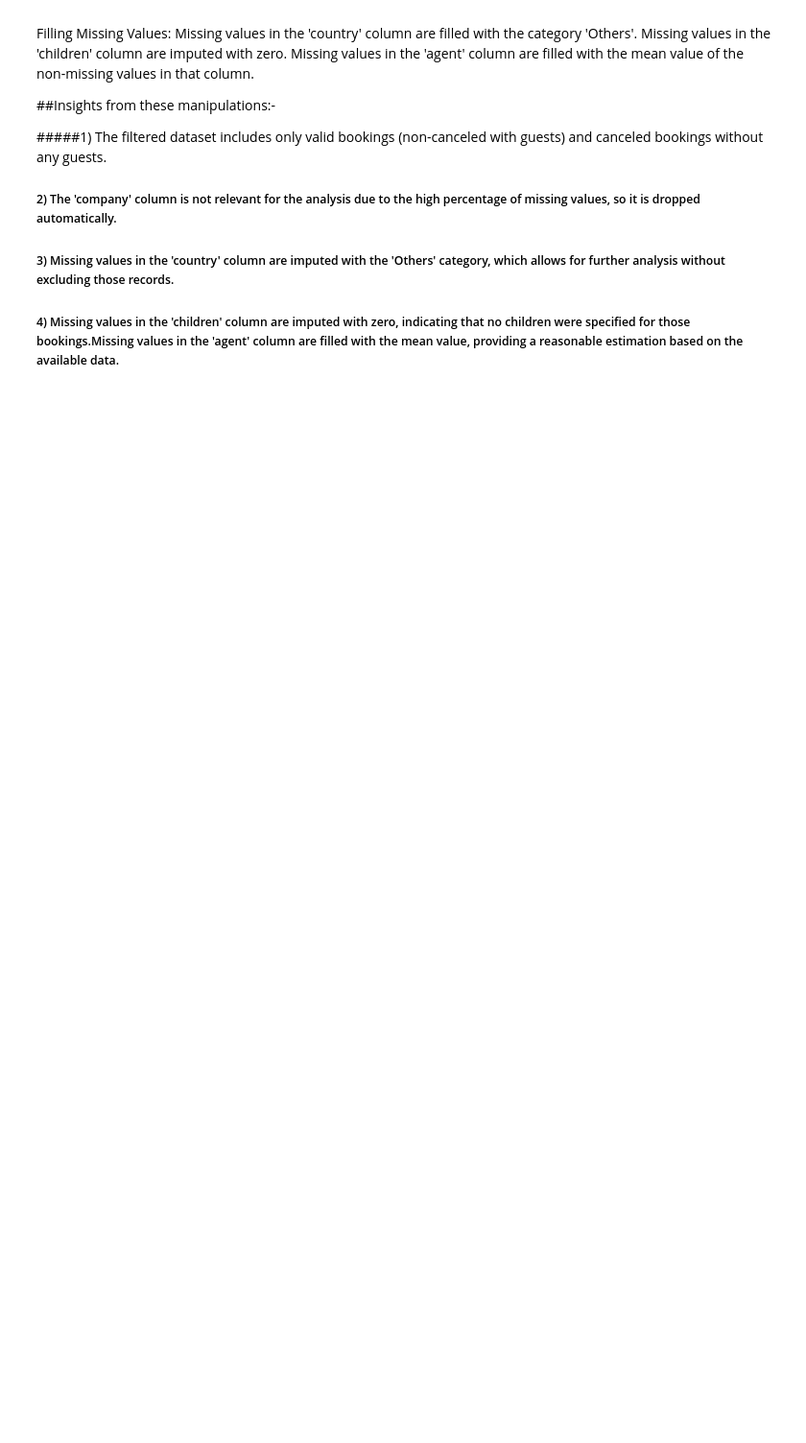
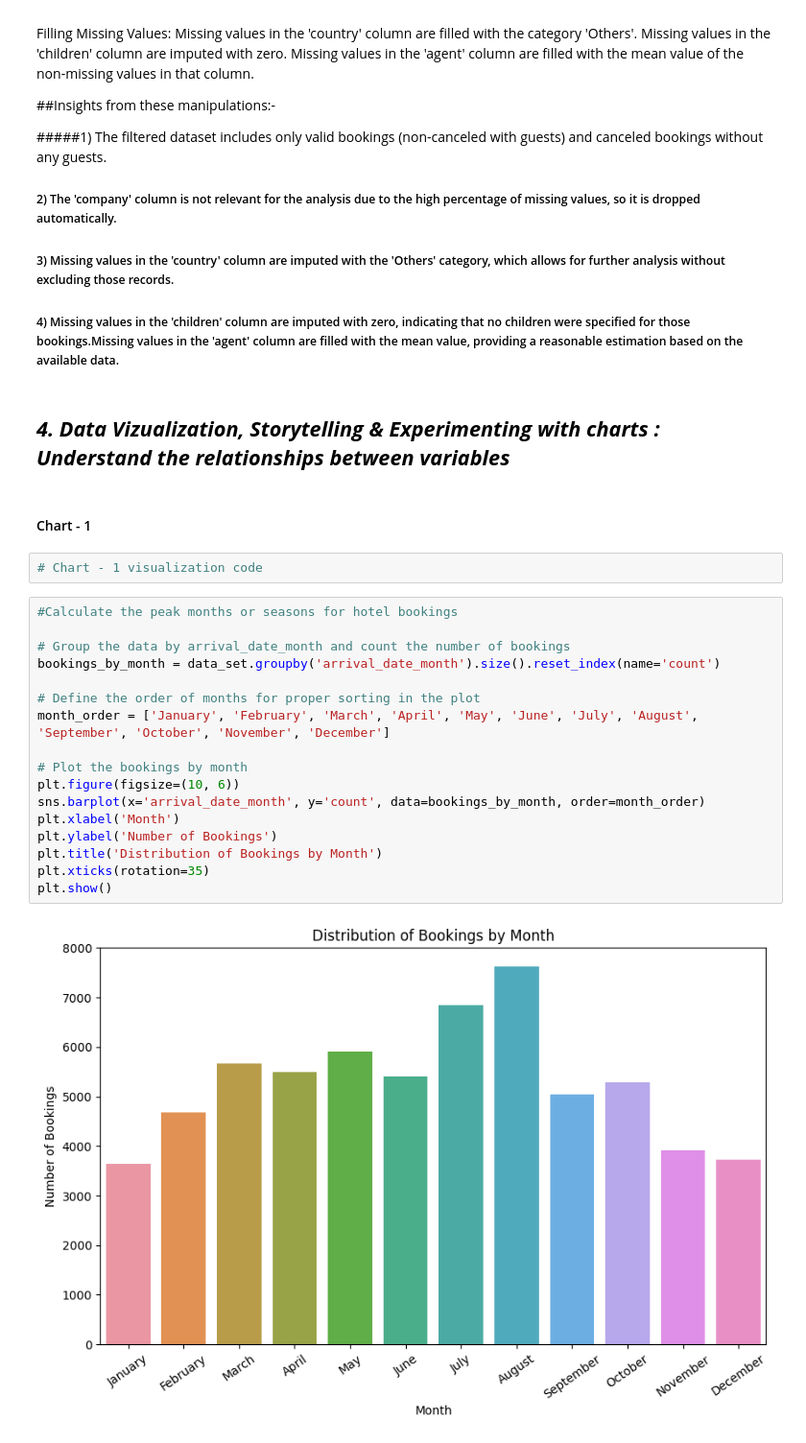
Before and after one commit to Sakshi1127/almabettercapstoneproject, a Jupyter notebook: EDA_Hotel_Booking_analysis.ipynb, the cells around one changed output. Shown: that part at 96% size. Drawn from its saved outputs; the diff is of its cells as text; blank space fills up the shorter version.

```diff
--- a/EDA_Hotel_Booking_analysis.ipynb
+++ b/EDA_Hotel_Booking_analysis.ipynb
@@ -419,3 +419,28 @@ Filling Missing Values: Missing values in the 'country' column are filled with t
 ##### 2) The 'company' column is not relevant for the analysis due to the high percentage of missing values, so it is dropped automatically.
 ##### 3) Missing values in the 'country' column are imputed with the 'Others' category, which allows for further analysis without excluding those records.
 ##### 4) Missing values in the 'children' column are imputed with zero, indicating that no children were specified for those bookings.Missing values in the 'agent' column are filled with the mean value, providing a reasonable estimation based on the available data.
+# %% [markdown]
+## ***4. Data Vizualization, Storytelling & Experimenting with charts : Understand the relationships between variables***
+# %% [markdown]
+#### Chart - 1
+# %%
+# Chart - 1 visualization code
+# %%
+#Calculate the peak months or seasons for hotel bookings
+
+# Group the data by arrival_date_month and count the number of bookings
+bookings_by_month = data_set.groupby('arrival_date_month').size().reset_index(name='count')
+
+# Define the order of months for proper sorting in the plot
+month_order = ['January', 'February', 'March', 'April', 'May', 'June', 'July', 'August', 'September', 'October', 'November', 'December']
+
+# Plot the bookings by month
+plt.figure(figsize=(10, 6))
+sns.barplot(x='arrival_date_month', y='count', data=bookings_by_month, order=month_order)
+plt.xlabel('Month')
+plt.ylabel('Number of Bookings')
+plt.title('Distribution of Bookings by Month')
+plt.xticks(rotation=35)
+plt.show()
+# %% [output]
+[figure, added]
```
Also changed, not shown: parts of 17 cells of this notebook.
